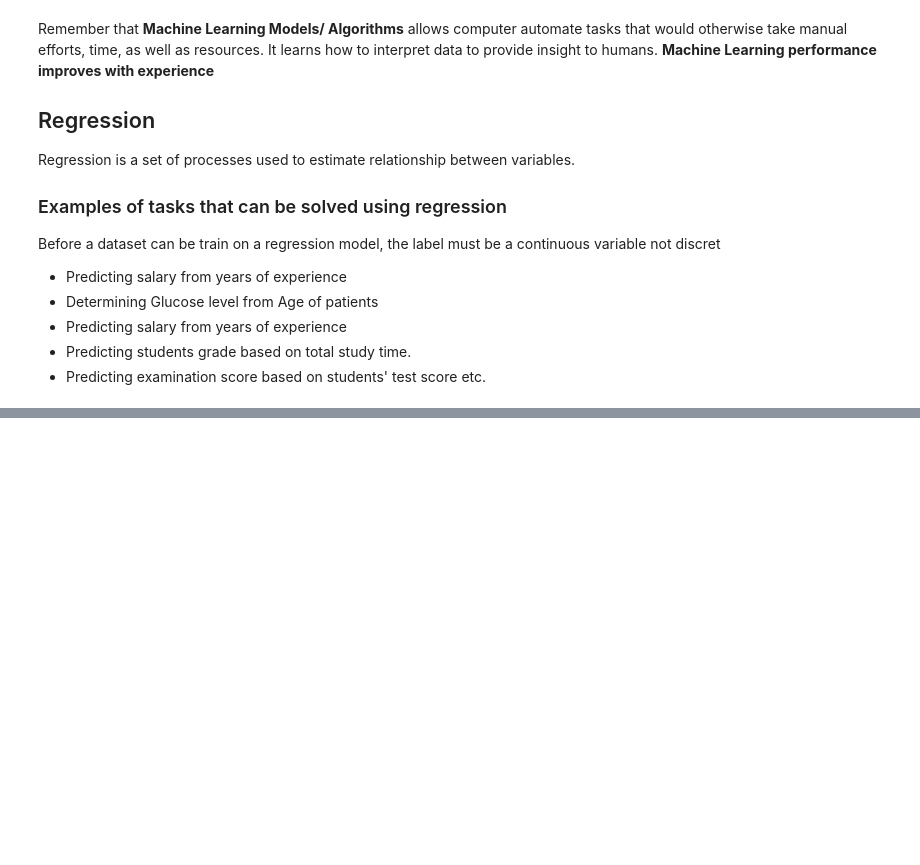
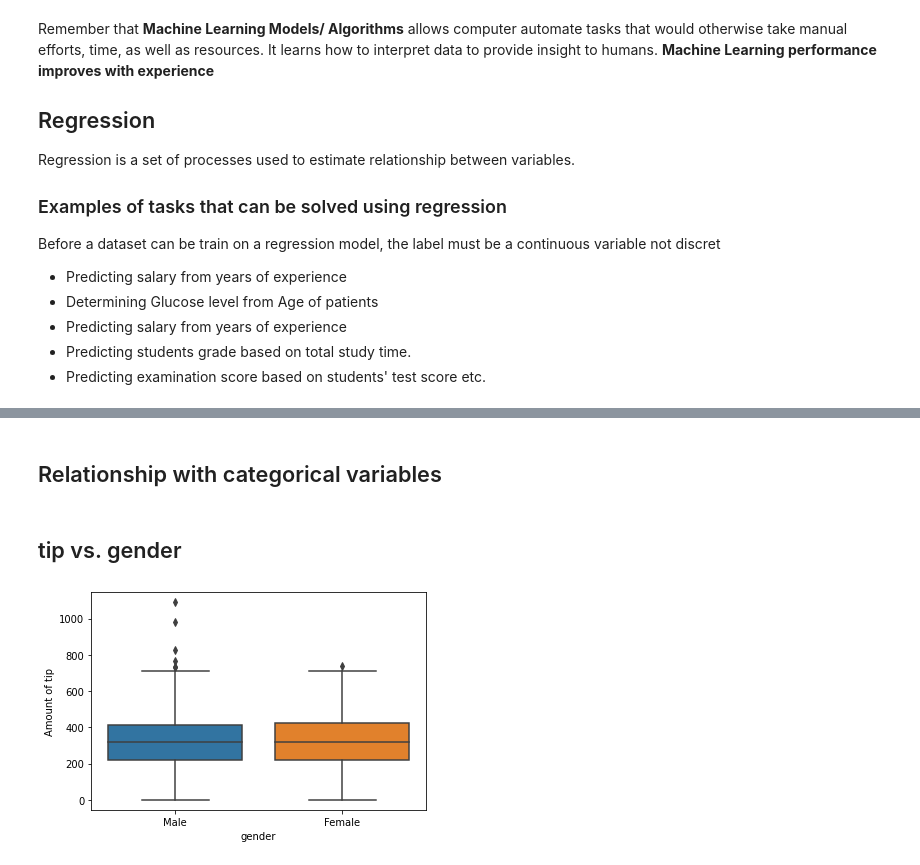
Before and after one commit to dthatprince/Python-Machine-Learning-Notebooks, a Jupyter notebook: Machine-Learning-Notebook/Course/Unit 5.ipynb, the cells around one changed output, grey strips where cells are left out. Saved outputs shown, nothing was run; the diff lists cells and outputs as text; code cells hidden in the pictures; blank space fills up the shorter version.

```diff
--- a/Machine-Learning-Notebook/Course/Unit 5.ipynb
+++ b/Machine-Learning-Notebook/Course/Unit 5.ipynb
@@ -454,0 +66,4 @@ plt.show()
+# %%
+tip = pd.read_csv("../Data/tips.csv")
+
+tip.head(10)
@@ -454,0 +92,10 @@ plt.show()
+# %% [markdown]
+## Relationship with categorical variables
+# %% [markdown]
+## tip vs. gender
+# %%
+sns.boxplot(x = "gender", y = "tip", data = tip)
+
+plt.ylabel("Amount of tip");
+# %% [output]
+[figure, added]
```
Also changed, not shown: parts of 149 cells of this notebook, 4 other files.
